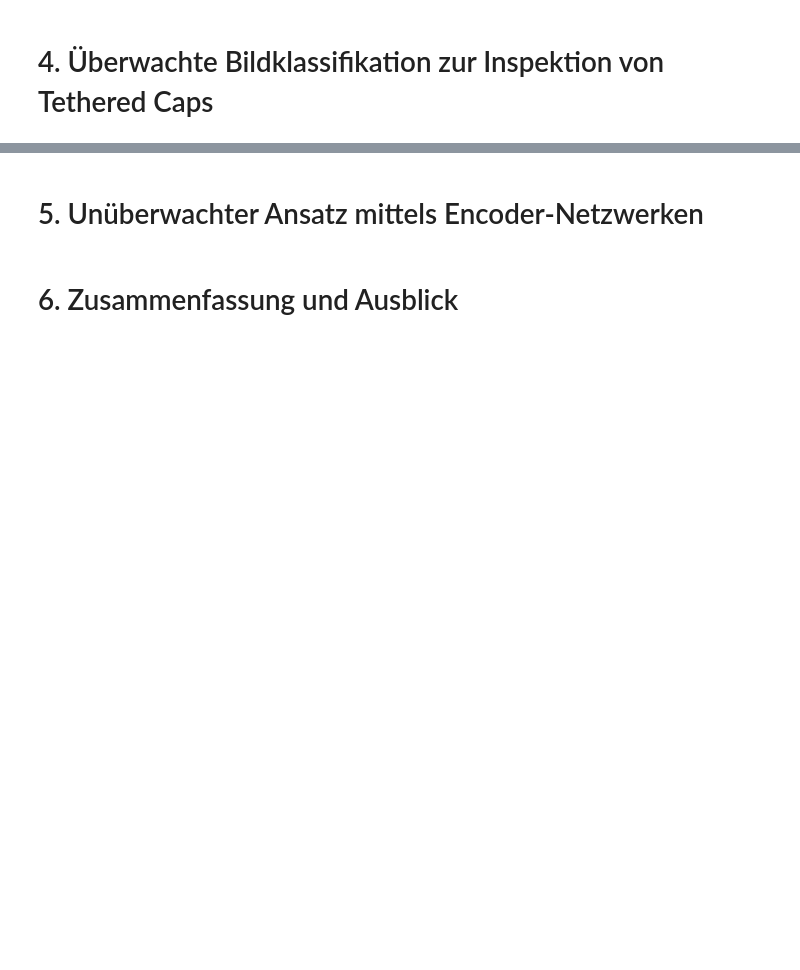
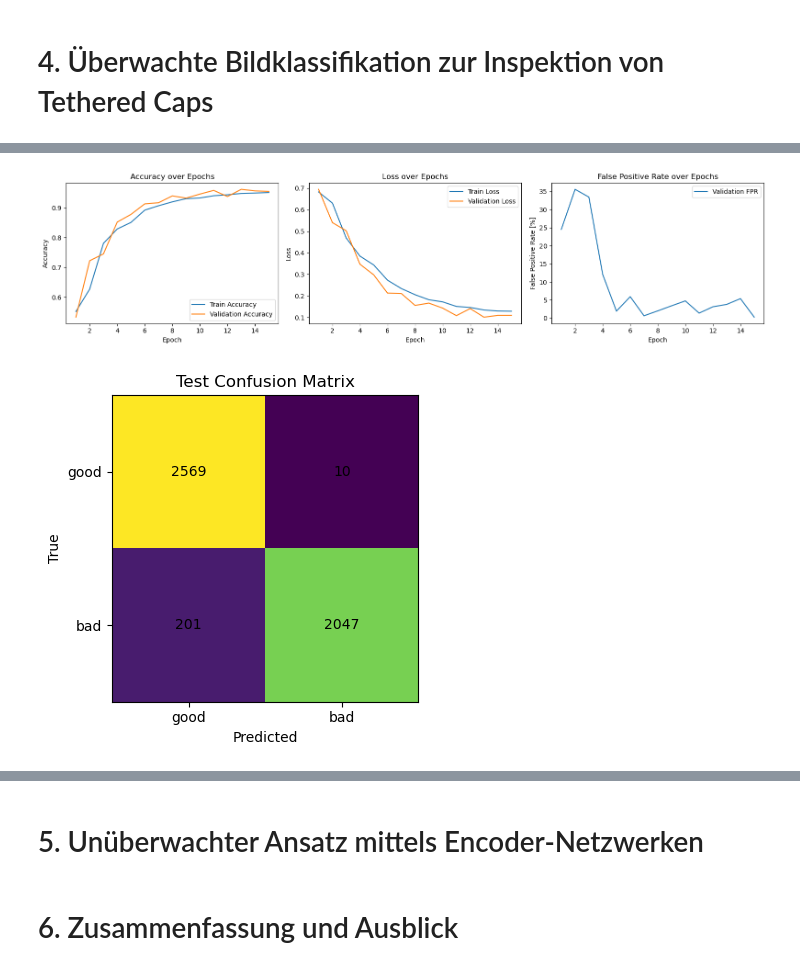
Before and after one commit to gemuendens/DL_TethteredCaps, a Jupyter notebook: DL_TetheredCaps.ipynb, the cells around one changed output, grey strips where cells are left out. Saved outputs shown, nothing was run; the diff lists cells and outputs as text; code cells hidden in the pictures; blank space fills up the shorter version.

```diff
--- a/DL_TethteredCaps.ipynb
+++ b/DL_TetheredCaps.ipynb
@@ -780,2 +1001,38 @@ Mit der beschriebenen Struktur für Datasets und DataLoader ist eine konsistente
 # %% [markdown]
 # 4. Überwachte Bildklassifikation zur Inspektion von Tethered Caps
+# %%
+import torch
+import torch.nn as nn
+import torch.nn.functional as F
+
+class SmallCNN(nn.Module):
+    def __init__(self, num_classes=2):
+        super().__init__()
+
+        # erwartet Input: (B, 3, 256, 256) nach deinem transform_step1/2
+        self.features = nn.Sequential(
+            nn.Conv2d(3, 16, kernel_size=3, padding=1),  # 256x256
+            nn.ReLU(),
+            nn.MaxPool2d(2),                             # 128x128
+
+            nn.Conv2d(16, 32, kernel_size=3, padding=1), # 128x128
+            nn.ReLU(),
+            nn.MaxPool2d(2),                             # 64x64
+
+            nn.Conv2d(32, 64, kernel_size=3, padding=1), # 64x64
+            nn.ReLU(),
+            nn.AdaptiveAvgPool2d((1, 1)),                # 1x1
+        )
+
+        self.classifier = nn.Sequential(
+            nn.Flatten(),
+            nn.Linear(64, 32),
+            nn.ReLU(),
+            nn.Dropout(0.2),
+            nn.Linear(32, num_classes),
+        )
+
+    def forward(self, x):
+        x = self.features(x)
+        x = self.classifier(x)
+        return x
@@ -781,0 +1226,9 @@ Mit der beschriebenen Struktur für Datasets und DataLoader ist eine konsistente
+# %%
+model_std, hist_std, cm_std, wrong_std = train_model(
+    train_loader_std,
+    val_loader_std,
+    test_loader_std,
+    num_epochs=15,
+    lr=1e-3,
+)
+# %% [output]
@@ -781,0 +1253,2 @@ Mit der beschriebenen Struktur für Datasets und DataLoader ist eine konsistente
+[figure, added]
+[figure, added]
```
Also changed, not shown: parts of 52 cells of this notebook.
